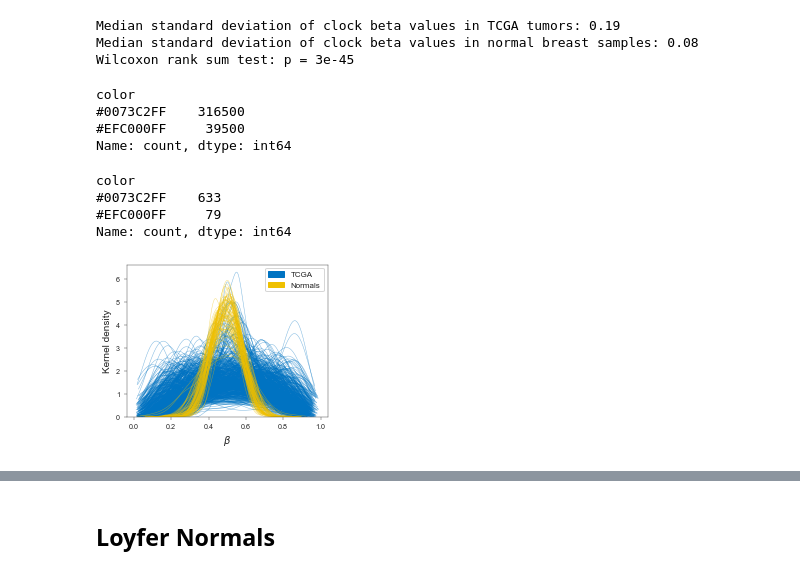
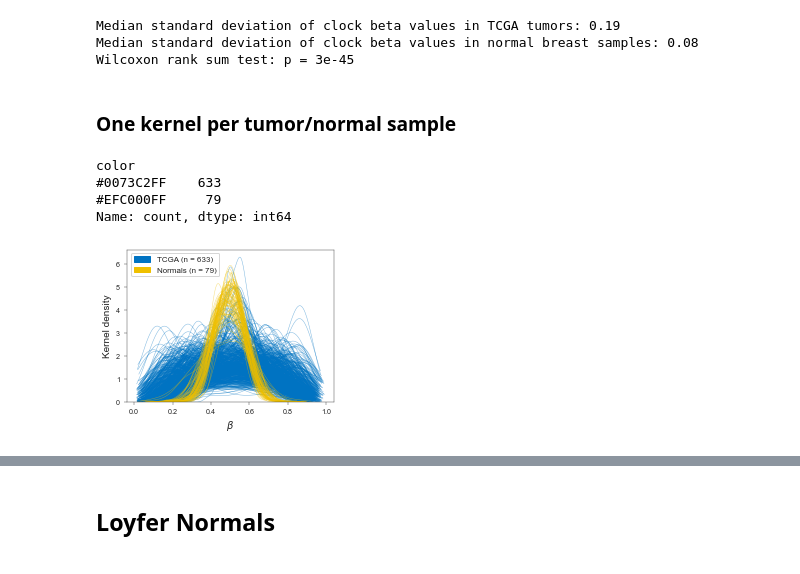
Before and after one commit to danmonyak/EpiClockInvasiveBRCA, a Jupyter notebook: 3. Select fCpGs/Select_fCpGs-Revision.ipynb, the cells around one changed output, grey strips where cells are left out. Saved outputs shown, nothing was run; the diff lists cells and outputs as text; code cells hidden in the pictures.

Commit message:
changed legend in KDE plot, added second KDE plot where each curve is an fCpG site

```diff
--- a/3. Select fCpGs/Select_fCpGs-Revision.ipynb
+++ b/3. Select fCpGs/Select_fCpGs-Revision.ipynb
@@ -321,16 +319,24 @@ print(f'Wilcoxon rank sum test: p = {pvalue:.0e}')
 Median standard deviation of clock beta values in TCGA tumors: 0.19
 Median standard deviation of clock beta values in normal breast samples: 0.08
 Wilcoxon rank sum test: p = 3e-45
-# %%
-combined_plot_data['color'].value_counts()
-# %% [output]
-color
-#0073C2FF    316500
-#EFC000FF     39500
-Name: count, dtype: int64
+# %%
+## If you need to import these tables directly
+import_Clock_beta_values = False
+
+if import_Clock_beta_values:
+    beta_values_Clock_TCGA = pd.read_table(
+        os.path.join(consts['TCGA_datadir'], 'TCGA.methyl.Clock_revision.tsv'),
+        index_col=0
+    )
+    beta_values_Clock_normals = pd.read_table(
+        os.path.join(consts['official_indir'], 'Johnson', 'Johnson.methyl.Clock_revision.tsv'),
+        index_col=0
+    )
+# %% [markdown]
+### One kernel per tumor/normal sample
 # %%
 # Create plot
-fig, ax = plt.subplots(figsize=figsize * sf)
+fig, ax = plt.subplots(figsize=figsize * [1.03, 1] * sf)
 
 # Plot data
 
@@ -344,47 +350,38 @@ tumors_plot_data['color'] = color_dict['TCGA']
 combined_plot_data = pd.concat([normals_plot_data, tumors_plot_data], axis=0).reset_index()
 
 
-# n_samps_tum = data['tumor']['pureSamples'].shape[0]
-# sns.kdeplot(ax=ax, data=pd.melt(beta_values_Clock_TCGA.loc[:, beta_values_Clock_TCGA.columns.isin(data['tumor']['pureSamples'])]),
-#             x='value', lw=0.5, alpha=0.5,
-#             hue='variable', palette=[color_dict['TCGA'] for i in range(n_samps_tum)],
-#             legend=False, common_norm=False, cut=0)
-
-# n_samps_norm = data['normals']['pureSamples'].shape[0]
-# sns.kdeplot(ax=ax, data=pd.melt(beta_values_Clock_normals[data['normals']['pureSamples']]),
-#             x='value', lw=0.5, alpha=1,
-#             hue='variable', palette=[color_dict['Normals'] for i in range(n_samps_norm)],
-#             legend=False, common_norm=False, cut=0)
-
 color_df = combined_plot_data[['variable', 'color']].drop_duplicates().set_index('variable')['color']
 sns.kdeplot(ax=ax, data=combined_plot_data,
             x='value', lw=0.5, alpha=0.5,
             hue='variable',
-#             palette=combined_plot_data['color'].tolist(),
             palette=color_df.to_dict(),
             legend=False, common_norm=False, cut=0)
 
 display(color_df.value_counts())
 
 # Customize figure
 ax.set_xlabel('$β$', fontsize=consts['labelfontsize'] * sf)
 ax.set_ylabel("Kernel density", fontsize=consts['labelfontsize'] * sf)
 ax.tick_params(axis='both', labelsize=consts['ticksfontsize'] * sf, width=sf, length=8 * sf)
 
 # Legend
-patches = [mpatches.Patch(color=color_dict[group], label=group) for group in color_dict.keys()]
-plots_x, plots_y = ax.get_position().get_points()[1]
+patches = [mpatches.Patch(color=color_dict[group],
+                          label=f"{group} (n = {color_df.value_counts().loc[color_dict[group]]})"
+                         ) for group in color_dict.keys()]
+# plots_x, plots_y = ax.get_position().get_points()[0]
+pts = ax.get_position().get_points()
+plots_x, plots_y = pts[0, 0], pts[1, 1]
 fig.legend(handles=patches,
-           loc='upper right',
+           loc='upper left',
            bbox_to_anchor=(plots_x, plots_y + .005),
            fontsize=0.8 * consts['labelfontsize'] * sf
           )
 
 # Save figure
 fig.savefig(os.path.join(figure_outdir, 'KDE spaghetti plot.pdf'), format='pdf', pad_inches=0.1)
 # %% [output]
 color
 #0073C2FF    633
 #EFC000FF     79
 Name: count, dtype: int64
-[figure, old version]
+[figure, new version]
```
Also changed, not shown: parts of 4 cells of this notebook.
